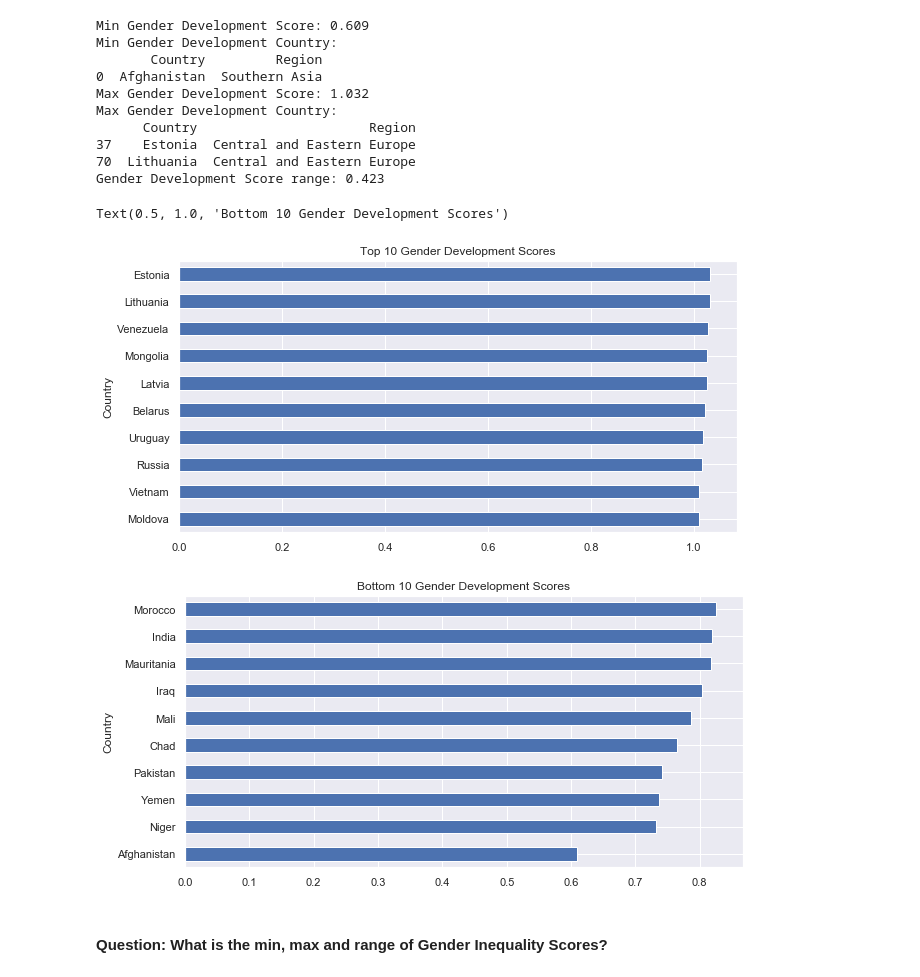
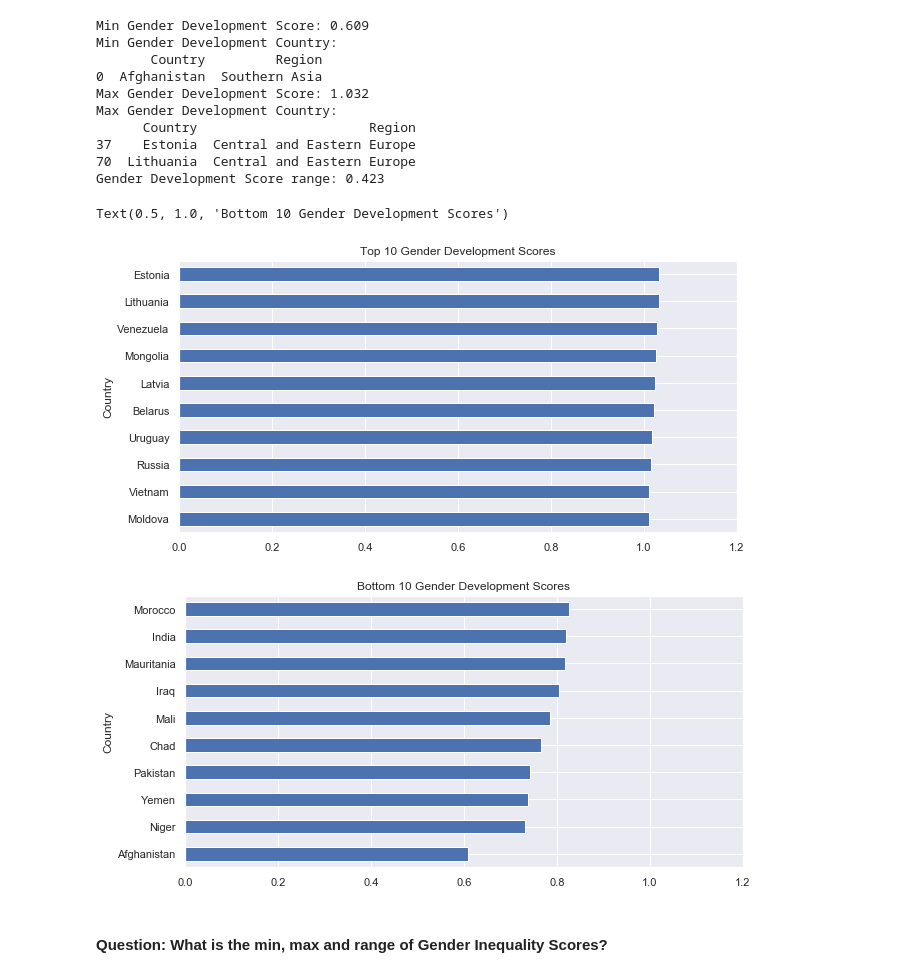
Before and after one commit to nina-driver/Springboard-Capstone-Project-1, a Jupyter notebook: Data Storytelling - World Happiness, Gender Development & Inequality.ipynb, the cells around one changed output. Drawn from its saved outputs; the diff is of its cells as text; code cells hidden in the pictures.

```diff
--- a/Data Storytelling - World Happiness, Gender Development & Inequality.ipynb
+++ b/Data Storytelling - World Happiness, Gender Development & Inequality.ipynb
@@ -63,17 +65,17 @@ Max Gender Development Country:
 70  Lithuania  Central and Eastern Europe
 Gender Development Score range: 0.423
 # %%
-ax = wh_gdgi[['Country','GD 2015']].sort_values('GD 2015').tail(10).plot(kind='barh',x='Country',y='GD 2015', figsize=(10,5))
+ax = wh_gdgi[['Country','GD 2015']].sort_values('GD 2015').tail(10).plot(kind='barh',x='Country',y='GD 2015',xlim=(0,1.2), figsize=(10,5))
 ax.get_legend().remove()
 ax.set_title('Top 10 Gender Development Scores')
 
-ax = wh_gdgi[['Country','GD 2015']].sort_values('GD 2015').head(10).plot(kind='barh',x='Country',y='GD 2015', figsize=(10,5))
+ax = wh_gdgi[['Country','GD 2015']].sort_values('GD 2015').head(10).plot(kind='barh',x='Country',y='GD 2015',xlim=(0,1.2), figsize=(10,5))
 ax.get_legend().remove()
 ax.set_title('Bottom 10 Gender Development Scores')
 # %% [output]
 Text(0.5, 1.0, 'Bottom 10 Gender Development Scores')
-[figure, old version]
+[figure, new version]
-[figure, old version]
+[figure, new version]
 # %% [markdown]
 #### Question: What is the min, max and range of Gender Inequality Scores?
 # %%
```
Also changed, not shown: parts of 3 cells of this notebook.
